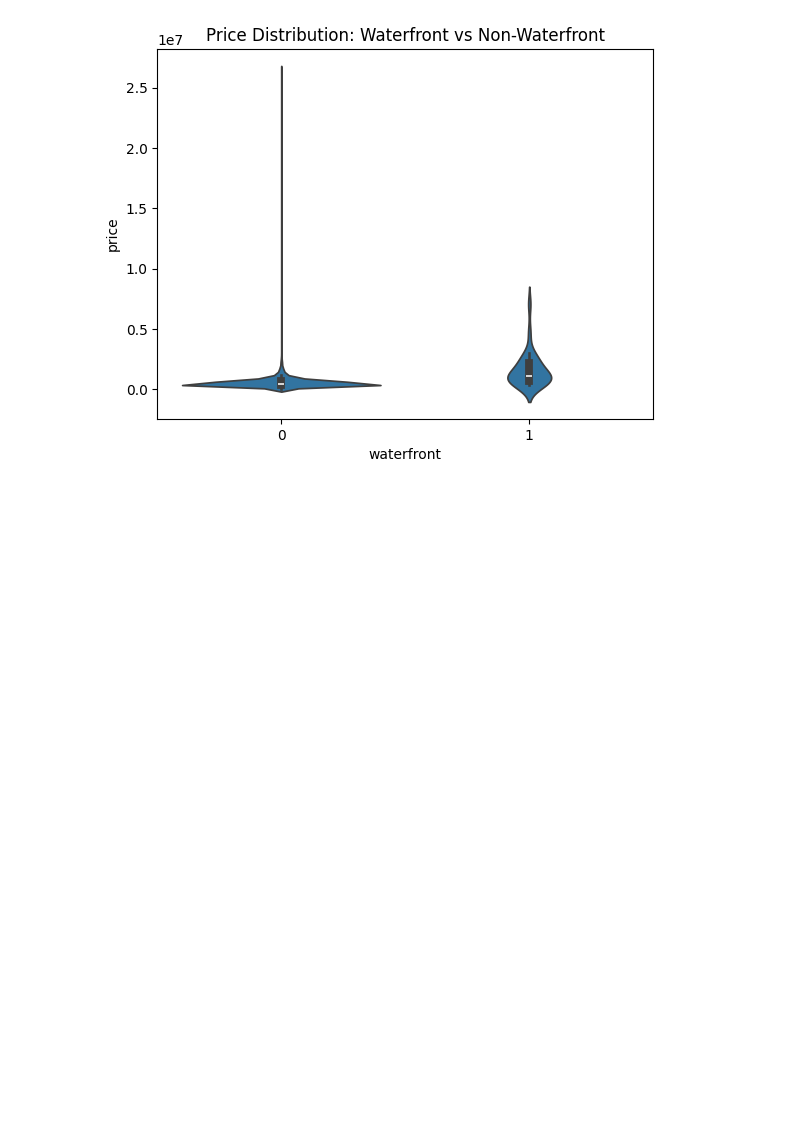
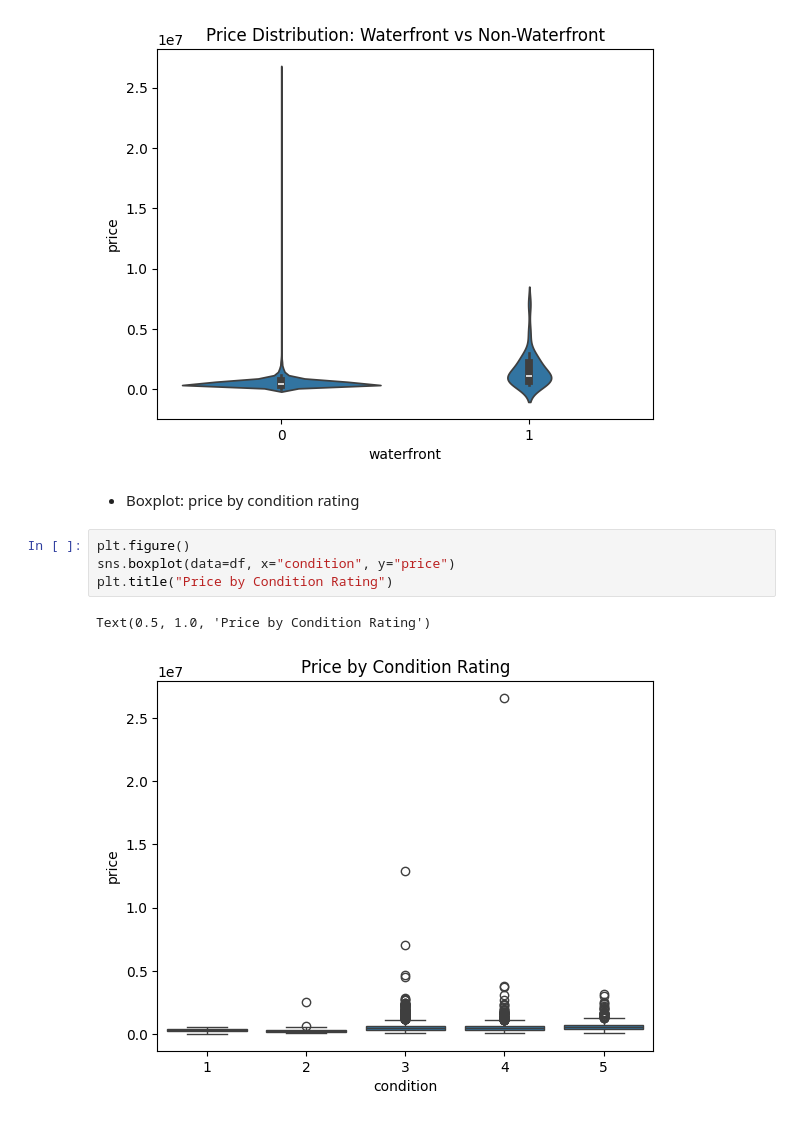
Before and after one commit to geershatisaxena/House-Price-Predictor, a Jupyter notebook: house prediction.ipynb, the cells around one changed output. Cells and saved outputs as stored; diff of their text form; blank space fills up the shorter version.

```diff
--- a/house prediction.ipynb
+++ b/house prediction.ipynb
@@ -409,3 +409,12 @@ plt.title("Price Distribution: Waterfront vs Non-Waterfront")
 # %% [output]
 Text(0.5, 1.0, 'Price Distribution: Waterfront vs Non-Waterfront')
 [figure]
+# %% [markdown]
+- Boxplot: price by condition rating
+# %%
+plt.figure()
+sns.boxplot(data=df, x="condition", y="price")
+plt.title("Price by Condition Rating")
+# %% [output]
+Text(0.5, 1.0, 'Price by Condition Rating')
+[figure, added]
```
